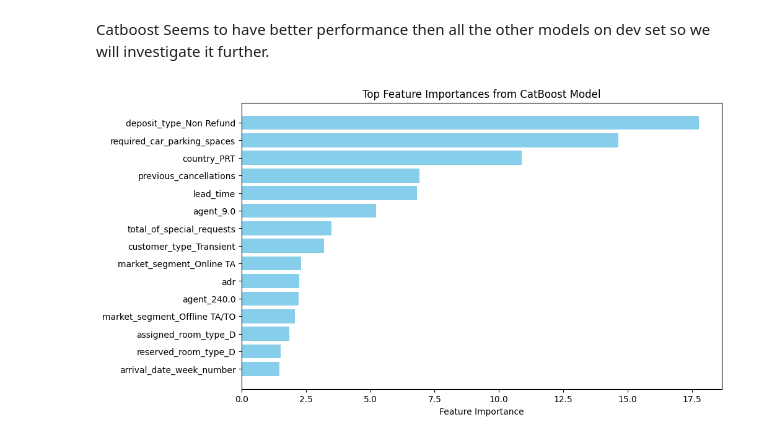
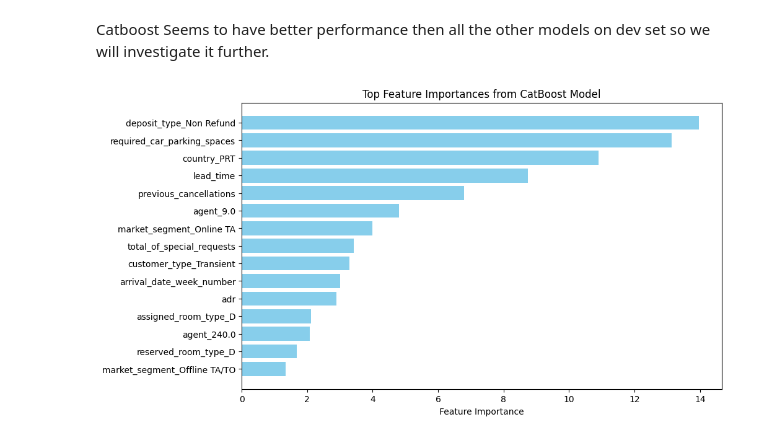
Before and after one commit to Giorgi-Tabatadze/predicting-hotel-churn, a Jupyter notebook: model.ipynb, the cells around one changed output. Cells and saved outputs as stored; diff of their text form; code cells hidden in the pictures.

Commit message:
Detect anomaly and adjust the model

```diff
--- a/model.ipynb
+++ b/model.ipynb
@@ -60,13 +59,21 @@ categorical_vars = [
     ]
 hotel_bookings[categorical_vars] = hotel_bookings[categorical_vars].astype('object')
 # %%
-hotel_bookings_sorted = hotel_bookings.sort_values('arrival_date')
+hotel_bookings_sorted = hotel_bookings[hotel_bookings["reservation_status_date"] >= '2015-07-01']
 
-X = pd.get_dummies(hotel_bookings_sorted.drop(columns=['is_canceled', 'arrival_date', 'reservation_status_date', 'reservation_status', "arrival_date_year", 'booking_changes']), drop_first=True)
+hotel_bookings_sorted['adjusted_reservation_status_date'] = hotel_bookings_sorted['reservation_status_date']
+
+hotel_bookings_sorted.loc[hotel_bookings_sorted['reservation_status'] == 'Check-Out', 'adjusted_reservation_status_date'] = hotel_bookings_sorted['arrival_date']
+
+hotel_bookings_sorted['adjusted_reservation_status_date'] = pd.to_datetime(hotel_bookings_sorted['adjusted_reservation_status_date'])
+
+hotel_bookings_sorted = hotel_bookings_sorted.sort_values('adjusted_reservation_status_date')
+
+X = pd.get_dummies(hotel_bookings_sorted.drop(columns=['is_canceled', 'arrival_date', 'reservation_status_date', 'reservation_status', "arrival_date_year", 'booking_changes', "adjusted_reservation_status_date"]), drop_first=True)
 y = hotel_bookings_sorted['is_canceled']
 
 # I am splitting data into training and test based on time, so that model will not leak any data while making predictions about feature
-cutoff_index = int(len(hotel_bookings_sorted) * 0.9)
+cutoff_index = int(len(hotel_bookings_sorted) * 0.8)
 X_train = X.iloc[:cutoff_index]
 y_train = y.iloc[:cutoff_index]
 X_initial_test = X.iloc[cutoff_index:]
@@ -91,10 +113,10 @@ Other features that might need closer look and investigation:
 - arrival_date_month - To capture variability in trends during different seasons instead of specific months, this column could be converted into seasons. This could also aid with interpretability
 # %%
 models = {
-    "LogisticRegression": LogisticRegression(max_iter=1000, random_state=42),
-    "RandomForest": RandomForestClassifier(random_state=42),
-    "XGBoost": xgb.XGBClassifier(random_state=42),
-    "LightGBM": lgb.LGBMClassifier(random_state=42),
+    #"LogisticRegression": LogisticRegression(max_iter=1000, random_state=42),
+    #"RandomForest": RandomForestClassifier(random_state=42),
+    #"XGBoost": xgb.XGBClassifier(random_state=42),
+    #"LightGBM": lgb.LGBMClassifier(random_state=42),
     "CatBoost": cb.CatBoostClassifier(verbose=0, random_state=42)
 }
 
@@ -186,26 +182,28 @@ CatBoost ROC AUC score: 0.870664781773553
 # %% [markdown]
 Catboost Seems to have better performance then all the other models on dev set so we will investigate it further.
+# %%
+model = models["CatBoost"]
 # %%
-feature_importances = model.get_feature_importance()
+feature_importances = model.feature_importances_
 
 feature_names = X_train.columns.tolist()
 
 features = sorted(zip(feature_names, feature_importances), key=lambda x: x[1], reverse=True)
 
 top_features = features[:15]
 
 top_feature_names = [feature[0] for feature in top_features]
 top_feature_importances = [feature[1] for feature in top_features]
 
 plt.figure(figsize=(10, 6))
 plt.barh(range(len(top_feature_importances)), top_feature_importances, color='skyblue')
 plt.yticks(range(len(top_feature_importances)), top_feature_names)
 plt.xlabel('Feature Importance')
 plt.title('Top Feature Importances from CatBoost Model')
 plt.gca().invert_yaxis()
 plt.show()
 # %% [output]
-[figure, old version]
+[figure, new version]
 # %%
 import shap
 
```
Also changed, not shown: parts of 10 cells of this notebook, 2 other files.
